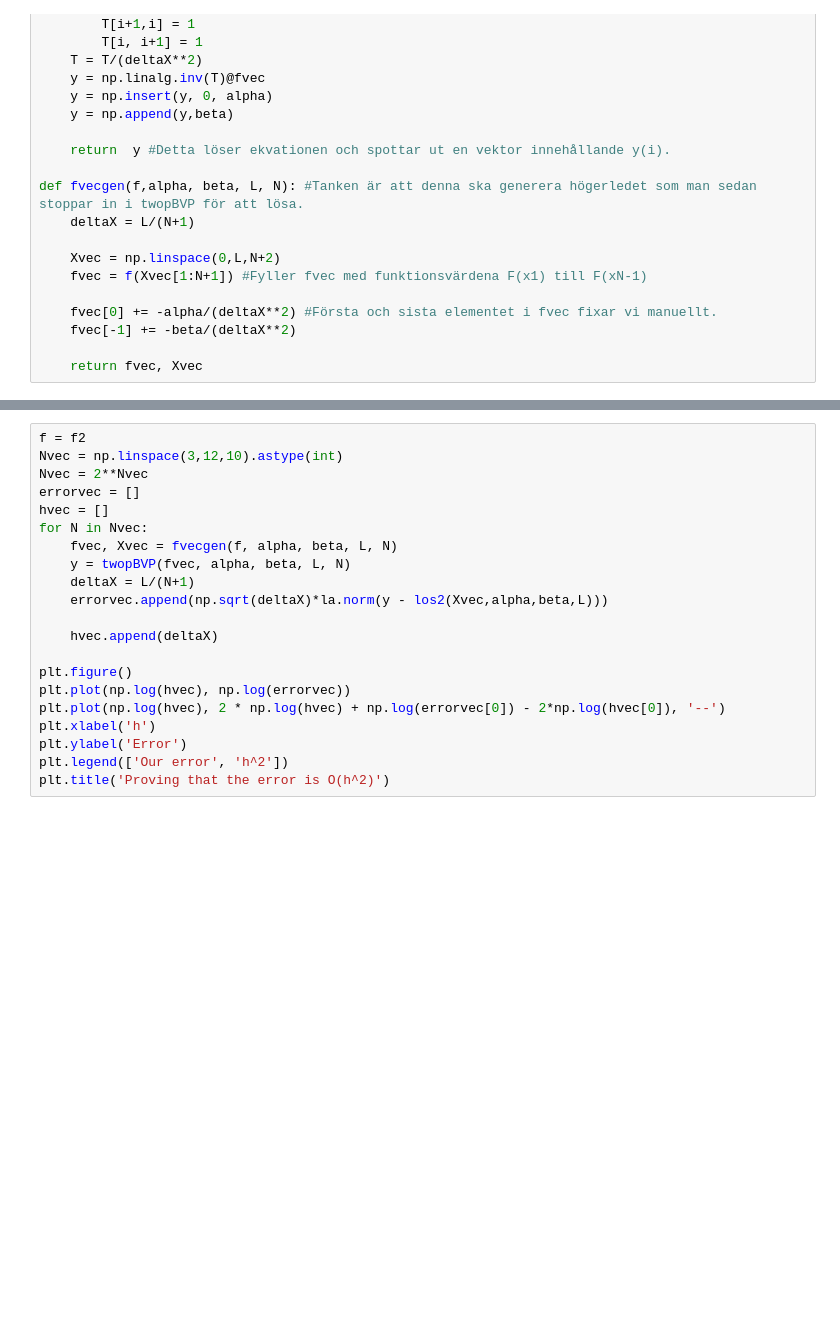
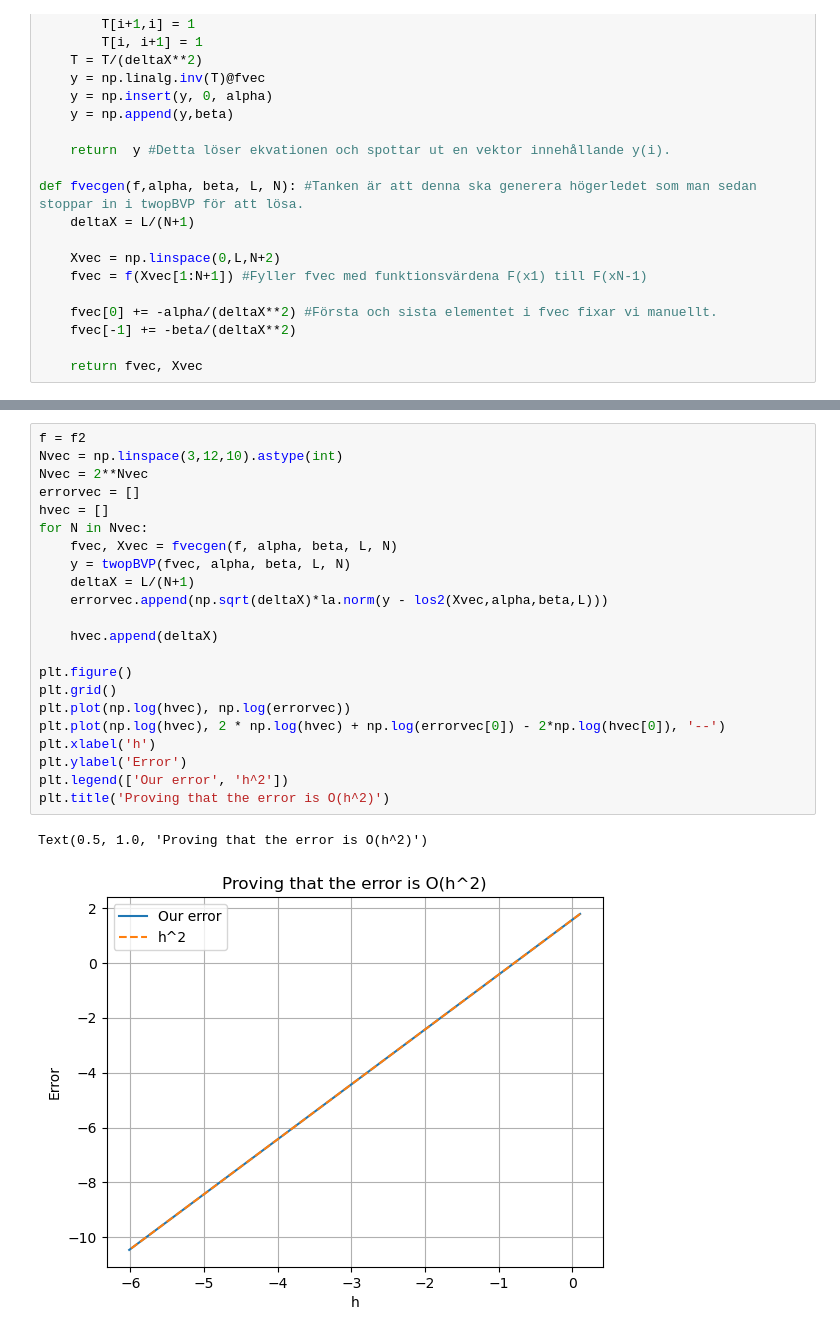
Before and after one commit to axelorrhede/Numerical-Methods-for-Differential-Equations, a Jupyter notebook: project2task1.ipynb, the cells around one changed output, grey strips where cells are left out. Drawn from its saved outputs; the diff is of its cells as text; blank space fills up the shorter version.

```diff
--- a/project2task1.ipynb
+++ b/project2task1.ipynb
@@ -46,21 +52,25 @@ plt.plot(Xvec, los2(Xvec,alpha,beta,L), '--')
 # %%
 f = f2
 Nvec = np.linspace(3,12,10).astype(int)
 Nvec = 2**Nvec
 errorvec = []
 hvec = []
 for N in Nvec:
     fvec, Xvec = fvecgen(f, alpha, beta, L, N)
     y = twopBVP(fvec, alpha, beta, L, N)
     deltaX = L/(N+1)
     errorvec.append(np.sqrt(deltaX)*la.norm(y - los2(Xvec,alpha,beta,L)))
 
     hvec.append(deltaX)
 
 plt.figure()
+plt.grid()
 plt.plot(np.log(hvec), np.log(errorvec))
 plt.plot(np.log(hvec), 2 * np.log(hvec) + np.log(errorvec[0]) - 2*np.log(hvec[0]), '--')
 plt.xlabel('h')
 plt.ylabel('Error')
 plt.legend(['Our error', 'h^2'])
 plt.title('Proving that the error is O(h^2)')
+# %% [output]
+Text(0.5, 1.0, 'Proving that the error is O(h^2)')
+[figure, added]
```
Also changed, not shown: parts of 4 cells of this notebook.
